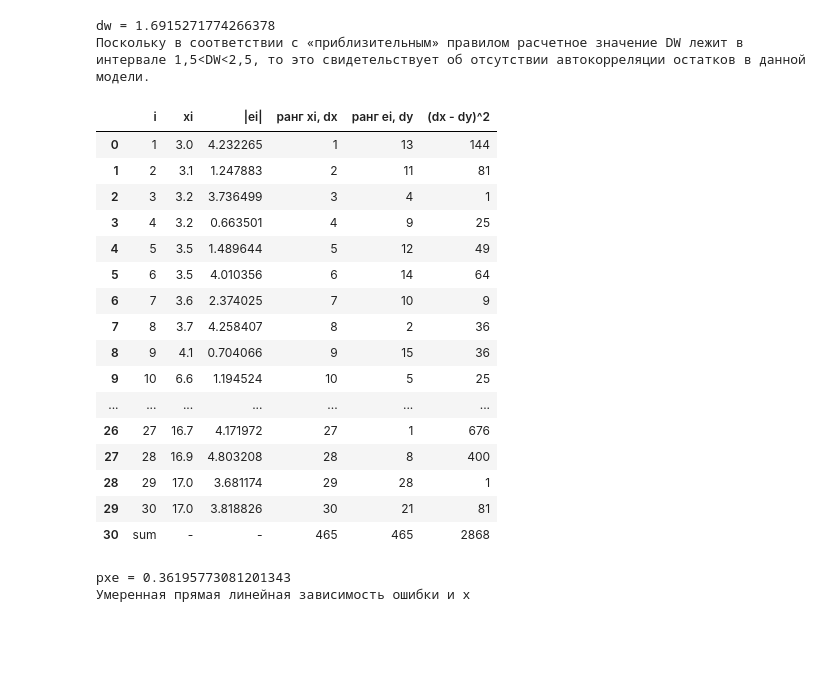
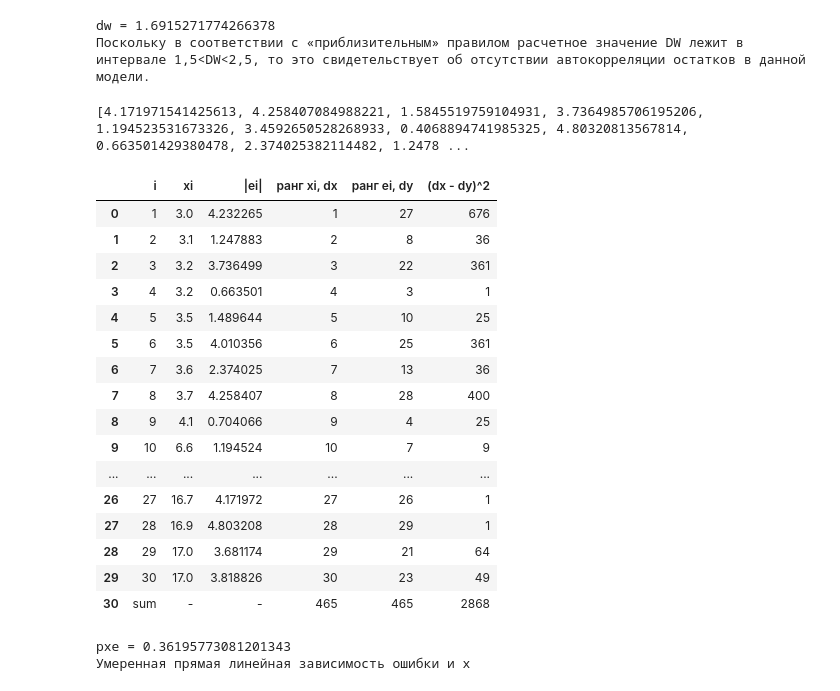
Before and after one commit to TheDeaX-Lab/econometric_lab2, a Jupyter notebook: test_linear.ipynb, the cells around one changed output. Drawn from its saved outputs; the diff is of its cells as text; code cells hidden in the pictures; blank space fills up the shorter version.

```diff
--- a/test_linear.ipynb
+++ b/test_linear.ipynb
@@ -295,42 +295,44 @@ dw = 1.6915271774266378
 # %%
 # Применим тест ранговой корреляции Спирмена для проверки построенной модели на наличие или отсутствие гетероскедастичности остатков. Для этого сформируем вспомогательную таблицу 2.7. Пояснение: ранг присваивается, начиная с наименьшего по величине значения.
 dx = i
 abserr = list(map(lambda x: abs(x), err))
-dy = list(map(lambda x: x[0], sorted(enumerate(abserr, 1), key=lambda x: x[1])))
+sdy = [x[0] for x in sorted(enumerate(abserr, 1), key=lambda x:x[1])]
+dy = [x[0] for x in sorted(enumerate(sdy, 1), key=lambda x:x[1])]
 sumdx = sum(dx)
 sumdy = sum(dy)
 dx_m_dy_2 = list(map(lambda x: (x[0] - x[1])**2, zip(dx, dy)))
 sum_dx_m_dy_2 = sum(dx_m_dy_2)
 df = pandas.DataFrame(
     zip_longest(
         i + ["sum"],
         xi + ["-"],
         abserr + ["-"],
         dx + [sumdx],
         dy + [sumdy],
         dx_m_dy_2 + [sum_dx_m_dy_2]
     ),
     columns=["i", 'xi', "|ei|", "ранг xi, dx", "ранг ei, dy", "(dx - dy)^2"]
 )
 df.set_index("i")
 display(df)
 # %% [output]
+[4.171971541425613, 4.258407084988221, 1.5845519759104931, 3.7364985706195206, 1.194523531673326, 3.4592650528268933, 0.4068894741985325, 4.80320813567814, 0.663501429380478, 2.374025382114482, 1.2478 ...
 |  | i | xi | |ei| | ранг xi, dx | ранг ei, dy | (dx - dy)^2 |
-| 0 | 1 | 3.0 | 4.232265 | 1 | 13 | 144 |
-| 1 | 2 | 3.1 | 1.247883 | 2 | 11 | 81 |
-| 2 | 3 | 3.2 | 3.736499 | 3 | 4 | 1 |
-| 3 | 4 | 3.2 | 0.663501 | 4 | 9 | 25 |
-| 4 | 5 | 3.5 | 1.489644 | 5 | 12 | 49 |
-| 5 | 6 | 3.5 | 4.010356 | 6 | 14 | 64 |
-| 6 | 7 | 3.6 | 2.374025 | 7 | 10 | 9 |
-| 7 | 8 | 3.7 | 4.258407 | 8 | 2 | 36 |
-| 8 | 9 | 4.1 | 0.704066 | 9 | 15 | 36 |
-| 9 | 10 | 6.6 | 1.194524 | 10 | 5 | 25 |
+| 0 | 1 | 3.0 | 4.232265 | 1 | 27 | 676 |
+| 1 | 2 | 3.1 | 1.247883 | 2 | 8 | 36 |
+| 2 | 3 | 3.2 | 3.736499 | 3 | 22 | 361 |
+| 3 | 4 | 3.2 | 0.663501 | 4 | 3 | 1 |
+| 4 | 5 | 3.5 | 1.489644 | 5 | 10 | 25 |
+| 5 | 6 | 3.5 | 4.010356 | 6 | 25 | 361 |
+| 6 | 7 | 3.6 | 2.374025 | 7 | 13 | 36 |
+| 7 | 8 | 3.7 | 4.258407 | 8 | 28 | 400 |
+| 8 | 9 | 4.1 | 0.704066 | 9 | 4 | 25 |
+| 9 | 10 | 6.6 | 1.194524 | 10 | 7 | 9 |
 | ... | ... | ... | ... | ... | ... | ... |
-| 26 | 27 | 16.7 | 4.171972 | 27 | 1 | 676 |
-| 27 | 28 | 16.9 | 4.803208 | 28 | 8 | 400 |
-| 28 | 29 | 17.0 | 3.681174 | 29 | 28 | 1 |
-| 29 | 30 | 17.0 | 3.818826 | 30 | 21 | 81 |
+| 26 | 27 | 16.7 | 4.171972 | 27 | 26 | 1 |
+| 27 | 28 | 16.9 | 4.803208 | 28 | 29 | 1 |
+| 28 | 29 | 17.0 | 3.681174 | 29 | 21 | 64 |
+| 29 | 30 | 17.0 | 3.818826 | 30 | 23 | 49 |
 | 30 | sum | - | - | 465 | 465 | 2868 |
 # %%
 pxe = 1 - 6 * ((sum_dx_m_dy_2) / (n*(n**2 - 1)))
```
